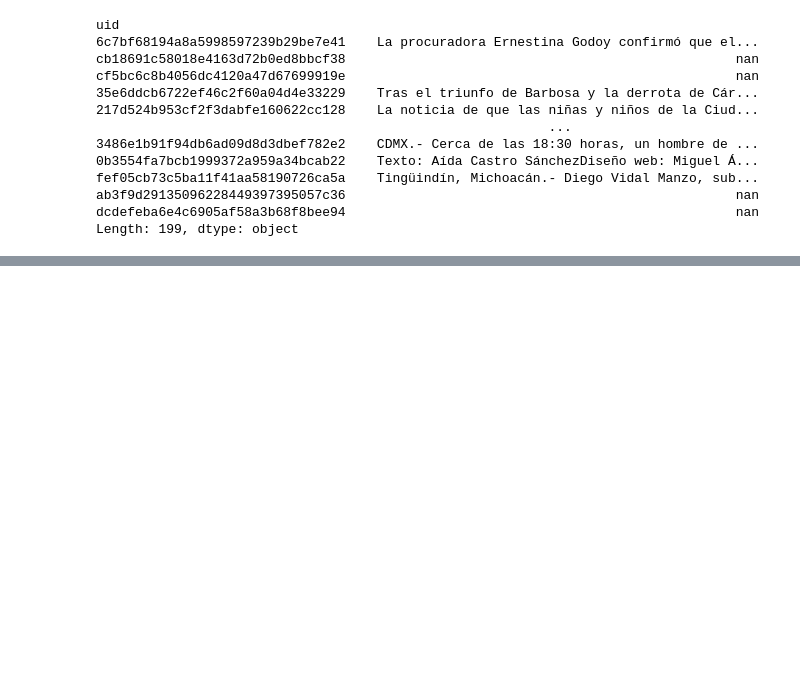
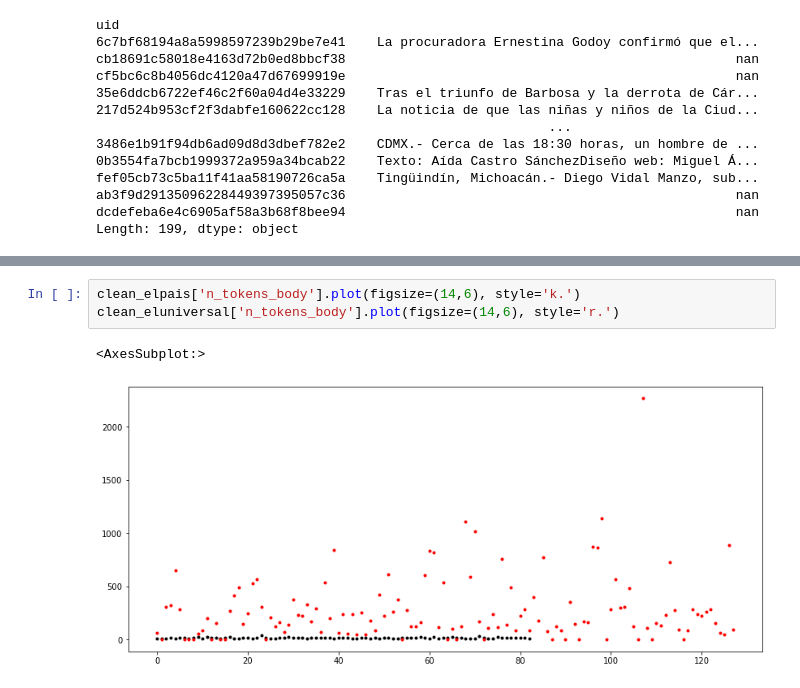
Before and after one commit to kemirandad/data_eng_web_scrap, a Jupyter notebook: platzi_data/pandas_starting.ipynb, the cells around one changed output, grey strips where cells are left out. Drawn from its saved outputs; the diff is of its cells as text; blank space fills up the shorter version.

```diff
--- a/platzi_data/pandas_starting.ipynb
+++ b/platzi_data/pandas_starting.ipynb
@@ -463,0 +661,6 @@ Length: 199, dtype: object
+# %%
+clean_elpais['n_tokens_body'].plot(figsize=(14,6), style='k.')
+clean_eluniversal['n_tokens_body'].plot(figsize=(14,6), style='r.')
+# %% [output]
+<AxesSubplot:>
+[figure, added]
```
Also changed, not shown: parts of 27 cells of this notebook, 1 other file.
